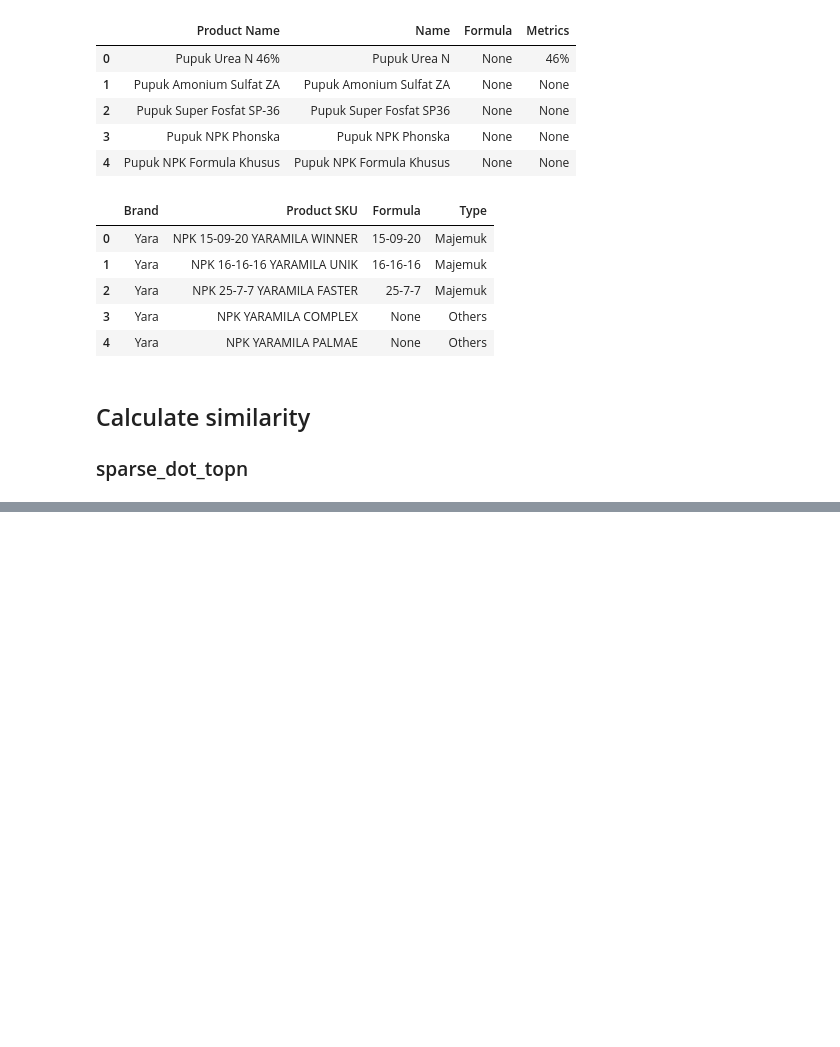
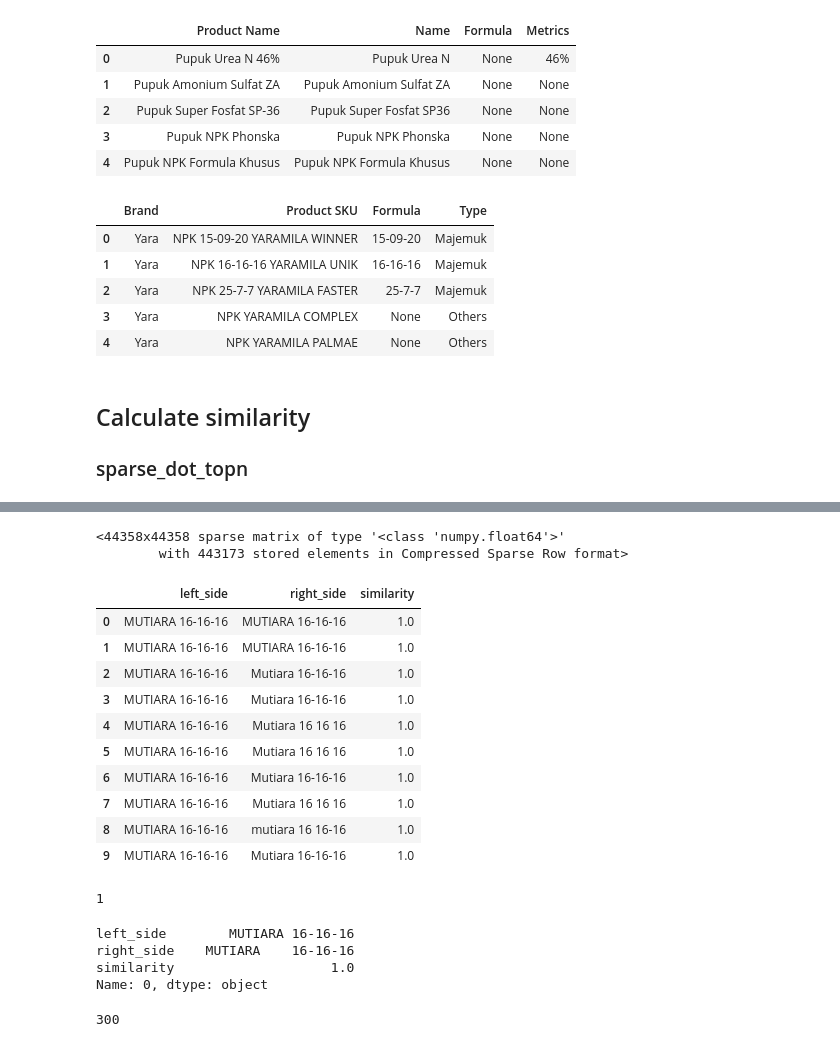
Before and after one commit to ziyadn/dsw-2023, a Jupyter notebook: notebook.ipynb, the cells around one changed output, grey strips where cells are left out. Cells and saved outputs as stored; diff of their text form; code cells hidden in the pictures; blank space fills up the shorter version.

```diff
--- a/notebook.ipynb
+++ b/notebook.ipynb
@@ -151,0 +170,50 @@ all_catalog.to_pickle('data/processed/AllCatalog.pkl')
+# %%
+user_input = 'MUTIARA 16-16-16'
+all_products = pd.concat([pd.Series([user_input]), products], ignore_index=True)
+
+vectorizer = TfidfVectorizer(min_df=2, analyzer=ngrams)
+tf_idf_matrix = vectorizer.fit_transform(all_products)
+
+matches = spdt.awesome_cossim_top(
+    tf_idf_matrix,
+    tf_idf_matrix.transpose(),
+    ntop=10,
+    lower_bound=0
+)
+
+matches_df = spdt.get_matches_df(matches, all_products, top=10)
+# matches_df = matches_df[matches_df['similarity'] < 0.9999]
+# %%
+matches
+# %% [output]
+<44358x44358 sparse matrix of type '<class 'numpy.float64'>'
+        with 443173 stored elements in Compressed Sparse Row format>
+# %%
+matches_df[matches_df['left_side'] == user_input]
+# %% [output]
+|  | left_side | right_side | similarity |
+| 0 | MUTIARA 16-16-16 | MUTIARA 16-16-16 | 1.0 |
+| 1 | MUTIARA 16-16-16 | MUTIARA 16-16-16 | 1.0 |
+| 2 | MUTIARA 16-16-16 | Mutiara 16-16-16 | 1.0 |
+| 3 | MUTIARA 16-16-16 | Mutiara 16-16-16 | 1.0 |
+| 4 | MUTIARA 16-16-16 | Mutiara 16 16 16 | 1.0 |
+| 5 | MUTIARA 16-16-16 | Mutiara 16 16 16 | 1.0 |
+| 6 | MUTIARA 16-16-16 | Mutiara 16-16-16 | 1.0 |
+| 7 | MUTIARA 16-16-16 | Mutiara 16 16 16 | 1.0 |
+| 8 | MUTIARA 16-16-16 | mutiara 16 16-16 | 1.0 |
+| 9 | MUTIARA 16-16-16 | Mutiara 16-16-16 | 1.0 |
+# %%
+matches_df['left_side'].nunique()
+# %% [output]
+1
+# %%
+matches_df.iloc[0]
+# %% [output]
+left_side        MUTIARA 16-16-16
+right_side    MUTIARA    16-16-16
+similarity                    1.0
+Name: 0, dtype: object
+# %%
+matches_df.size
+# %% [output]
+300
```
Also changed, not shown: parts of 8 cells of this notebook.
